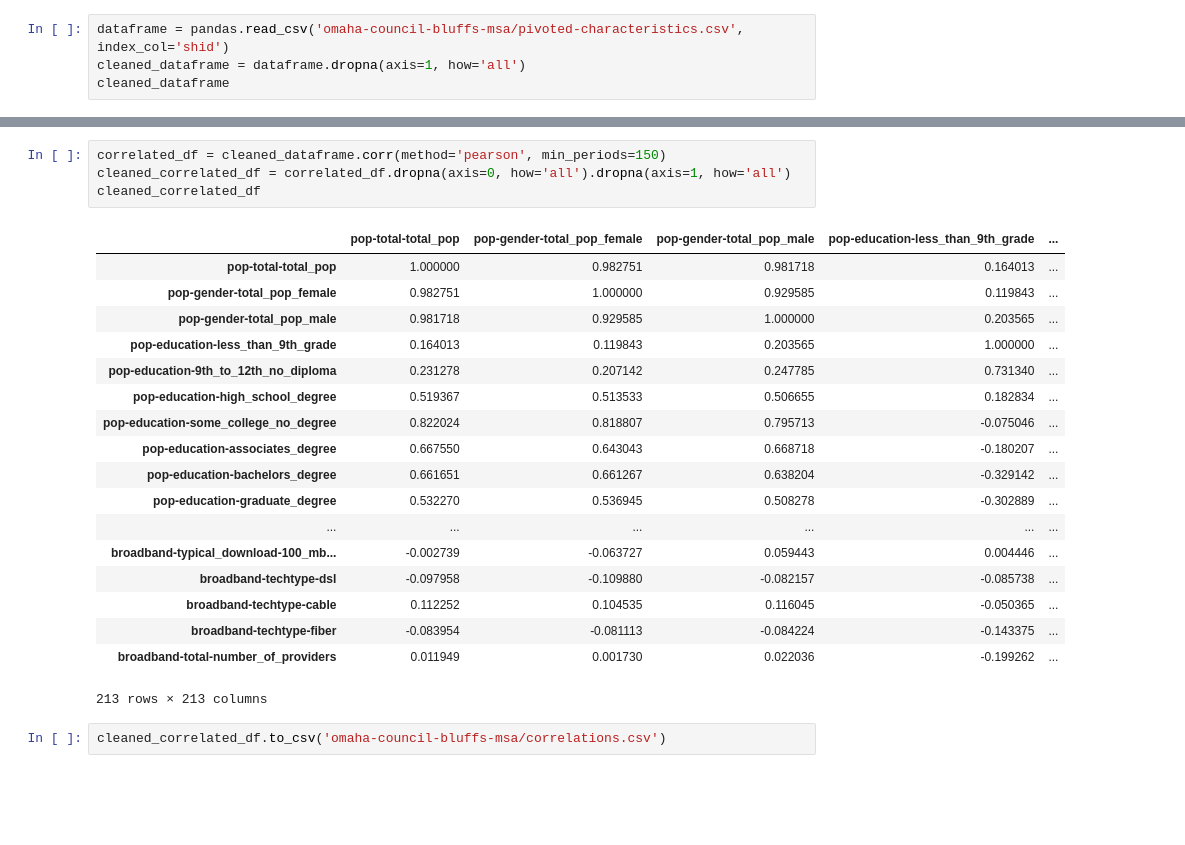
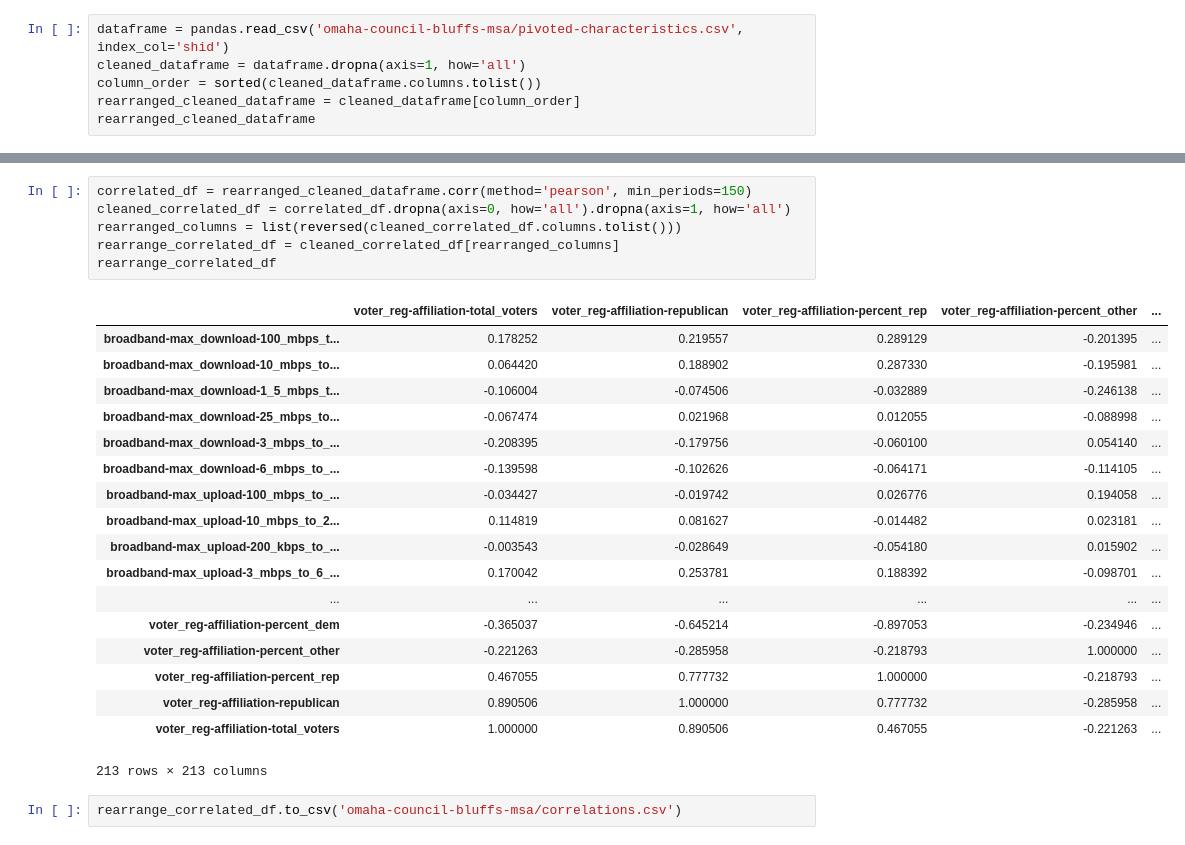
Before and after one commit to mysidewalk/publishing-assets, a Jupyter notebook: correlation/correlation.ipynb, the cells around one changed output, grey strips where cells are left out. Cells and saved outputs as stored; diff of their text form; blank space fills up the shorter version.

Commit message:
Updated notebook and correlations outpu

```diff
--- a/correlation/correlation.ipynb
+++ b/correlation/correlation.ipynb
@@ -6,5 +3,7 @@ import pandas
 # %%
 dataframe = pandas.read_csv('omaha-council-bluffs-msa/pivoted-characteristics.csv', index_col='shid')
 cleaned_dataframe = dataframe.dropna(axis=1, how='all')
-cleaned_dataframe
+column_order = sorted(cleaned_dataframe.columns.tolist())
+rearranged_cleaned_dataframe = cleaned_dataframe[column_order]
+rearranged_cleaned_dataframe
 # %% [output]
@@ -29,26 +28,28 @@ cleaned_dataframe
 282 rows × 231 columns
 # %%
-correlated_df = cleaned_dataframe.corr(method='pearson', min_periods=150)
+correlated_df = rearranged_cleaned_dataframe.corr(method='pearson', min_periods=150)
 cleaned_correlated_df = correlated_df.dropna(axis=0, how='all').dropna(axis=1, how='all')
-cleaned_correlated_df
+rearranged_columns = list(reversed(cleaned_correlated_df.columns.tolist()))
+rearrange_correlated_df = cleaned_correlated_df[rearranged_columns]
+rearrange_correlated_df
 # %% [output]
-|  | pop-total-total_pop | pop-gender-total_pop_female | pop-gender-total_pop_male | pop-education-less_than_9th_grade | ... |
-| pop-total-total_pop | 1.000000 | 0.982751 | 0.981718 | 0.164013 | ... |
-| pop-gender-total_pop_female | 0.982751 | 1.000000 | 0.929585 | 0.119843 | ... |
-| pop-gender-total_pop_male | 0.981718 | 0.929585 | 1.000000 | 0.203565 | ... |
-| pop-education-less_than_9th_grade | 0.164013 | 0.119843 | 0.203565 | 1.000000 | ... |
-| pop-education-9th_to_12th_no_diploma | 0.231278 | 0.207142 | 0.247785 | 0.731340 | ... |
-| pop-education-high_school_degree | 0.519367 | 0.513533 | 0.506655 | 0.182834 | ... |
-| pop-education-some_college_no_degree | 0.822024 | 0.818807 | 0.795713 | -0.075046 | ... |
-| pop-education-associates_degree | 0.667550 | 0.643043 | 0.668718 | -0.180207 | ... |
-| pop-education-bachelors_degree | 0.661651 | 0.661267 | 0.638204 | -0.329142 | ... |
-| pop-education-graduate_degree | 0.532270 | 0.536945 | 0.508278 | -0.302889 | ... |
+|  | voter_reg-affiliation-total_voters | voter_reg-affiliation-republican | voter_reg-affiliation-percent_rep | voter_reg-affiliation-percent_other | ... |
+| broadband-max_download-100_mbps_t... | 0.178252 | 0.219557 | 0.289129 | -0.201395 | ... |
+| broadband-max_download-10_mbps_to... | 0.064420 | 0.188902 | 0.287330 | -0.195981 | ... |
+| broadband-max_download-1_5_mbps_t... | -0.106004 | -0.074506 | -0.032889 | -0.246138 | ... |
+| broadband-max_download-25_mbps_to... | -0.067474 | 0.021968 | 0.012055 | -0.088998 | ... |
+| broadband-max_download-3_mbps_to_... | -0.208395 | -0.179756 | -0.060100 | 0.054140 | ... |
+| broadband-max_download-6_mbps_to_... | -0.139598 | -0.102626 | -0.064171 | -0.114105 | ... |
+| broadband-max_upload-100_mbps_to_... | -0.034427 | -0.019742 | 0.026776 | 0.194058 | ... |
+| broadband-max_upload-10_mbps_to_2... | 0.114819 | 0.081627 | -0.014482 | 0.023181 | ... |
+| broadband-max_upload-200_kbps_to_... | -0.003543 | -0.028649 | -0.054180 | 0.015902 | ... |
+| broadband-max_upload-3_mbps_to_6_... | 0.170042 | 0.253781 | 0.188392 | -0.098701 | ... |
 | ... | ... | ... | ... | ... | ... |
-| broadband-typical_download-100_mb... | -0.002739 | -0.063727 | 0.059443 | 0.004446 | ... |
-| broadband-techtype-dsl | -0.097958 | -0.109880 | -0.082157 | -0.085738 | ... |
-| broadband-techtype-cable | 0.112252 | 0.104535 | 0.116045 | -0.050365 | ... |
-| broadband-techtype-fiber | -0.083954 | -0.081113 | -0.084224 | -0.143375 | ... |
-| broadband-total-number_of_providers | 0.011949 | 0.001730 | 0.022036 | -0.199262 | ... |
+| voter_reg-affiliation-percent_dem | -0.365037 | -0.645214 | -0.897053 | -0.234946 | ... |
+| voter_reg-affiliation-percent_other | -0.221263 | -0.285958 | -0.218793 | 1.000000 | ... |
+| voter_reg-affiliation-percent_rep | 0.467055 | 0.777732 | 1.000000 | -0.218793 | ... |
+| voter_reg-affiliation-republican | 0.890506 | 1.000000 | 0.777732 | -0.285958 | ... |
+| voter_reg-affiliation-total_voters | 1.000000 | 0.890506 | 0.467055 | -0.221263 | ... |
 213 rows × 213 columns
 # %%
-cleaned_correlated_df.to_csv('omaha-council-bluffs-msa/correlations.csv')
+rearrange_correlated_df.to_csv('omaha-council-bluffs-msa/correlations.csv')
```
Also changed, not shown: parts of 3 cells of this notebook, 1 other file.
